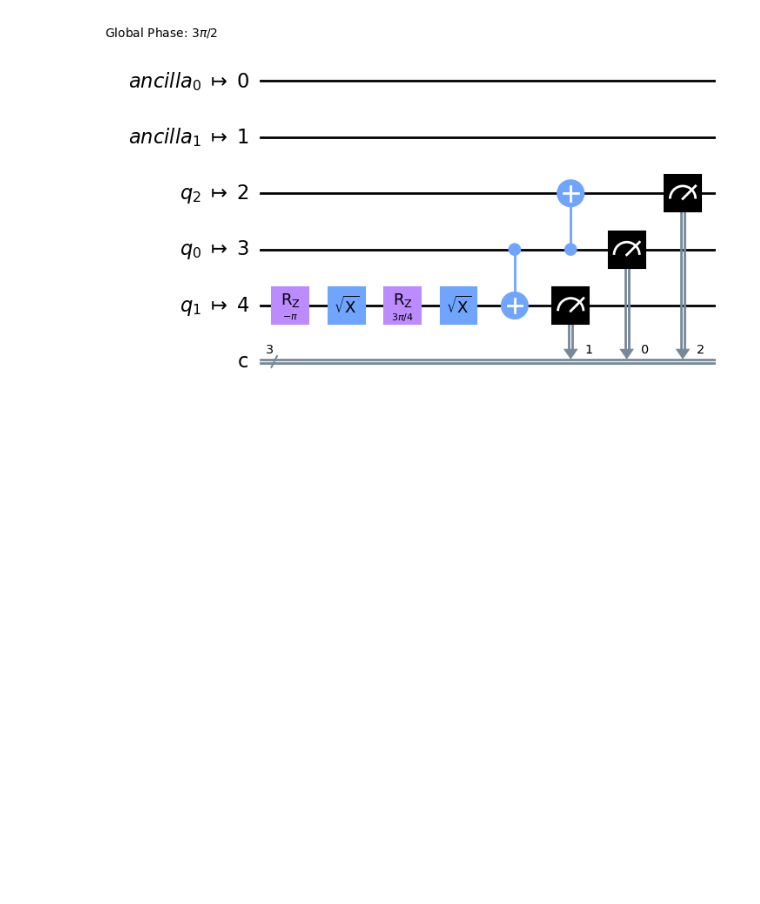
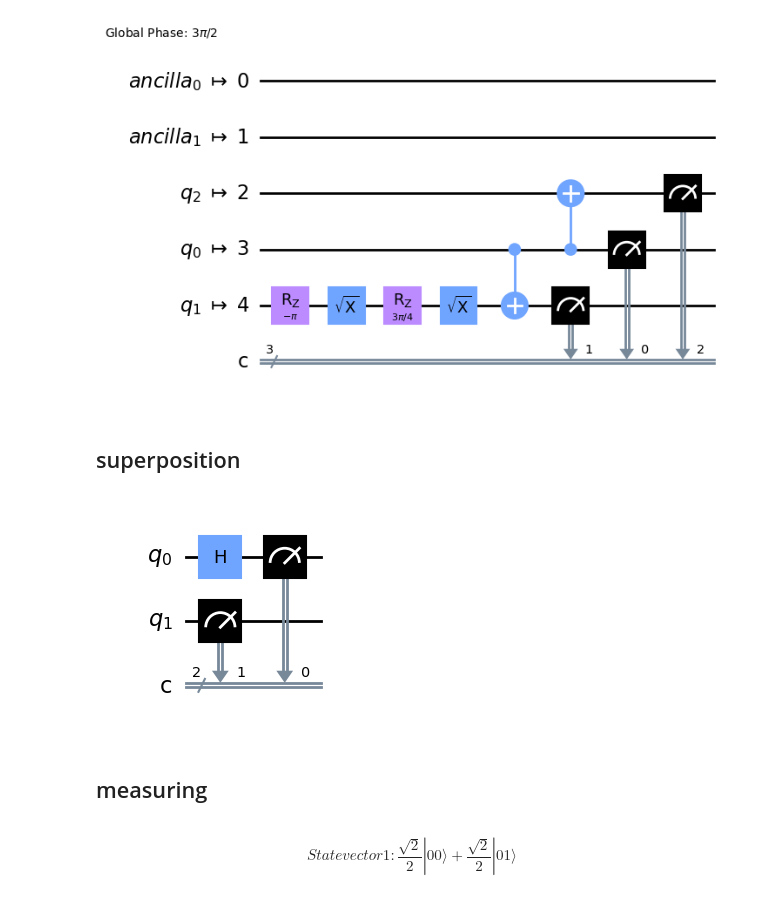
Before and after one commit to MarcMaussner/quantum_playground, a Jupyter notebook: 2023_ESE/ESE-Playground.ipynb, the cells around one changed output. Cells and saved outputs as stored; diff of their text form; code cells hidden in the pictures; blank space fills up the shorter version.

```diff
--- a/2023_ESE/ESE-Playground.ipynb
+++ b/2023_ESE/ESE-Playground.ipynb
@@ -28,3 +41,29 @@ transpile_qc = transpile(qc, santiago)
 transpile_qc.draw('mpl')
 # %% [output]
 [figure]
+# %% [markdown]
+## superposition
+# %%
+# define simple circuit
+qc_coin = QuantumCircuit(2,2)
+qc_coin.h(0)
+qc_coin.measure([0,1], [0,1])
+qc_coin.draw('mpl')
+# %% [output]
+[figure, added]
+# %% [markdown]
+## measuring
+# %%
+import qiskit.quantum_info as qi
+from qiskit.providers.aer import QasmSimulator
+
+qc_coin_wo_measurement = qc_coin.remove_final_measurements(inplace=False)
+
+stv1 = qi.Statevector.from_instruction(qc_coin_wo_measurement)
+sim = QasmSimulator()
+options = {'method': 'statevector'}
+execute(qc_coin_wo_measurement, sim, backend_options=options)
+
+stv1.draw('latex', prefix='Statevector1:')
+# %% [output]
+$$Statevector1:\frac{\sqrt{2}}{2} |00\rangle+\frac{\sqrt{2}}{2} |01\rangle$$
```
Also changed, not shown: parts of 4 cells of this notebook.
